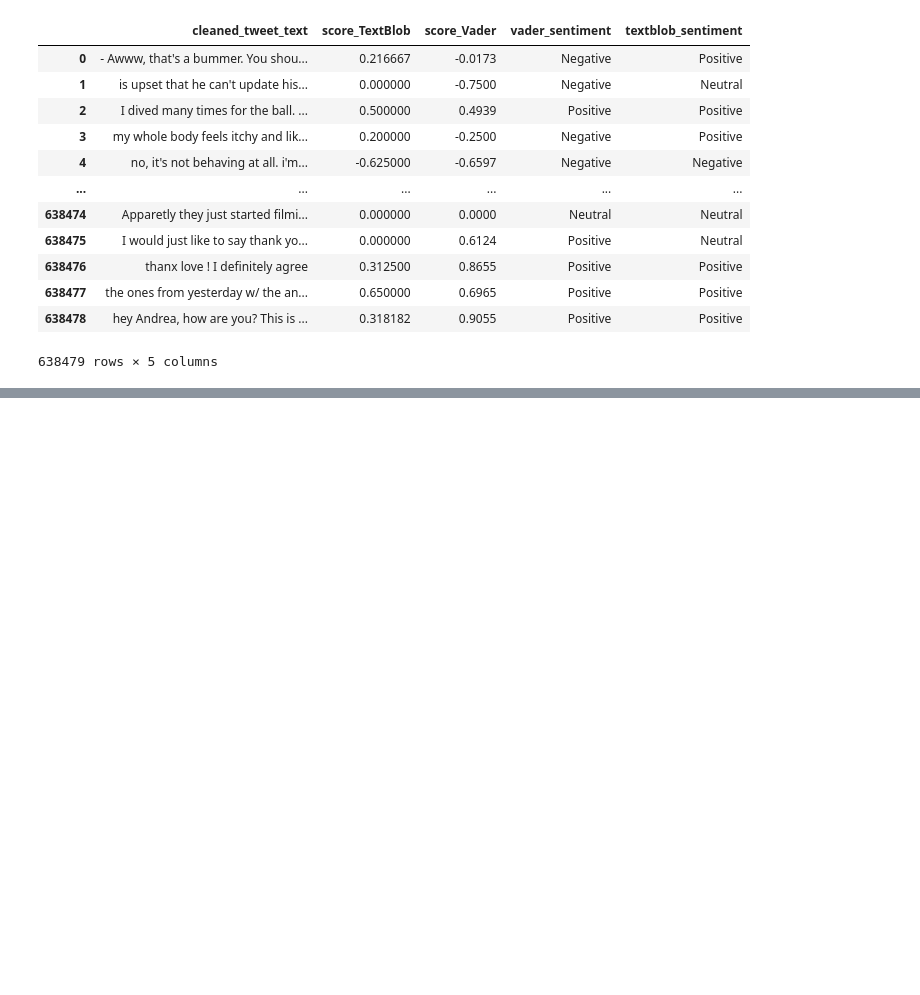
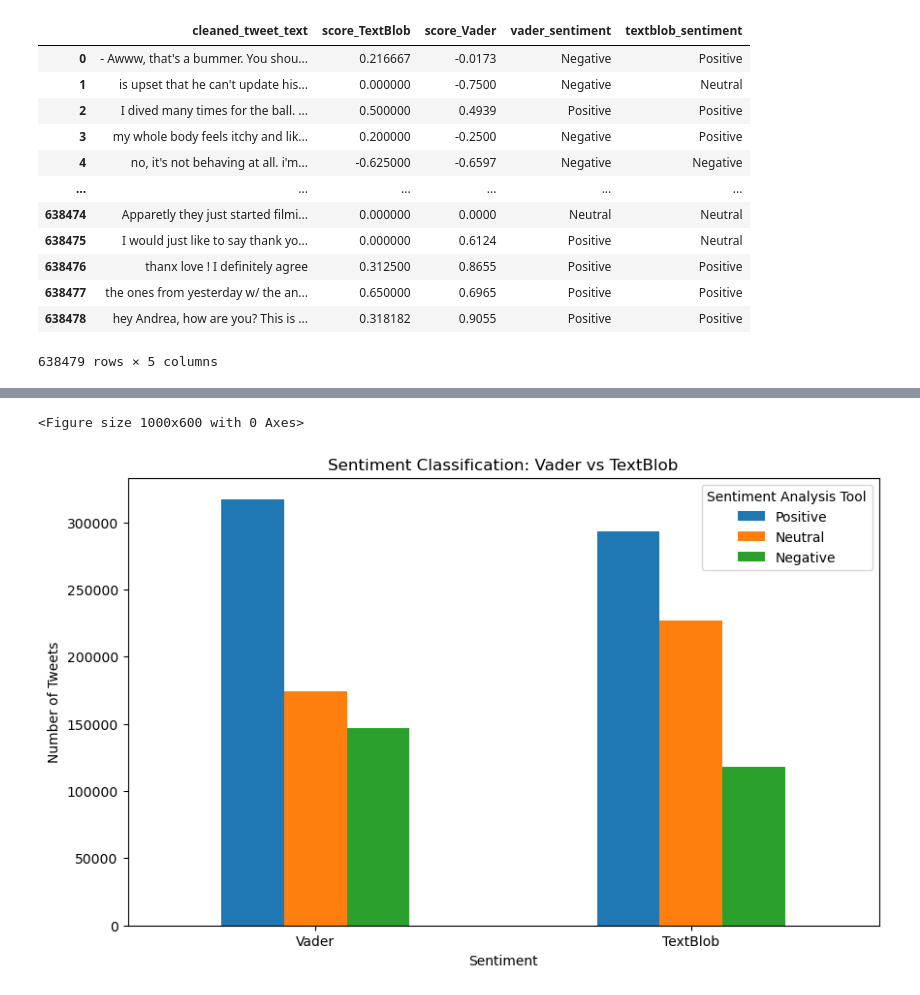
Before and after one commit to 2014222-student-cct-ie/2024--Semester-2--CA2, a Jupyter notebook: Part 2- 2014222 - Semester 2 CA-02 -May 2024-.ipynb, the cells around one changed output, grey strips where cells are left out. Drawn from its saved outputs; the diff is of its cells as text; code cells hidden in the pictures; blank space fills up the shorter version.

```diff
--- a/Part 2- 2014222 - Semester 2 CA-02 -May 2024-.ipynb
+++ b/Part 2- 2014222 - Semester 2 CA-02 -May 2024-.ipynb
@@ -378,0 +421,26 @@ tweets_dataset.to_csv('sentiment_score_and_labeled_tweets.csv', index=False)
+# %%
+# Plotting the sentiment classifications from Vader and TextBlob
+plt.figure(figsize=(10, 6))
+
+# Count the occurrences of each sentiment category for both Vader and TextBlob
+vader_counts = tweets_dataset['vader_sentiment'].value_counts()
+textblob_counts = tweets_dataset['textblob_sentiment'].value_counts()
+
+# Create a DataFrame for easier plotting
+sentiment_counts = pd.DataFrame({
+    'Vader': vader_counts,
+    'TextBlob': textblob_counts
+}).T
+
+# Plot the sentiment counts
+sentiment_counts.plot(kind='bar', stacked=False, figsize=(10, 6))
+
+plt.title("Sentiment Classification: Vader vs TextBlob")
+plt.xlabel("Sentiment")
+plt.ylabel("Number of Tweets")
+plt.xticks(rotation=0)
+plt.legend(title='Sentiment Analysis Tool')
+plt.show()
+# %% [output]
+<Figure size 1000x600 with 0 Axes>
+[figure, added]
```
Also changed, not shown: parts of 44 cells of this notebook.
